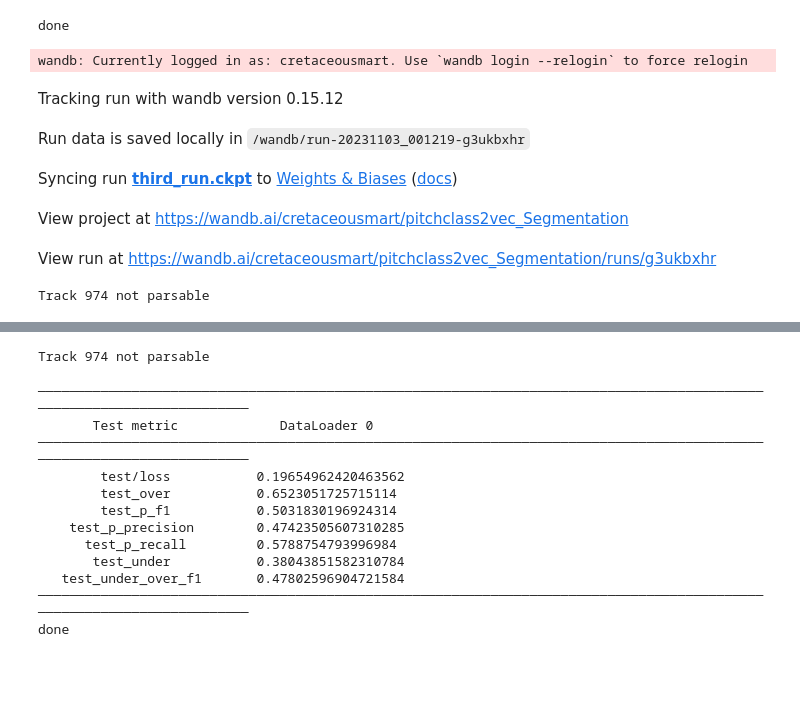
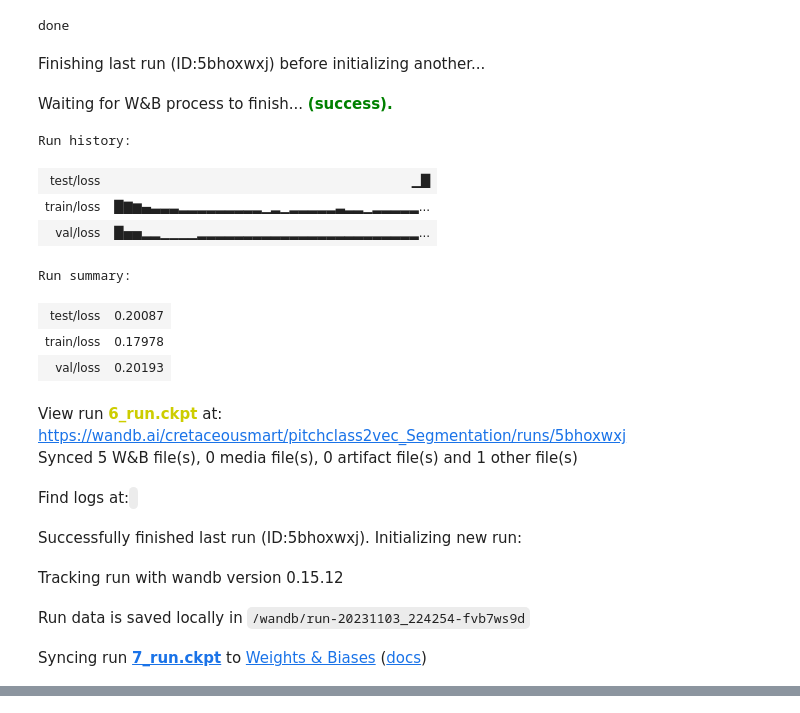
Before and after one commit to cretaceousmart/DBMS, a Jupyter notebook: segmentation.ipynb, the cells around one changed output, grey strips where cells are left out. Drawn from its saved outputs; the diff is of its cells as text; code cells hidden in the pictures; blank space fills up the shorter version.

```diff
--- a/segmentation.ipynb
+++ b/segmentation.ipynb
@@ -110,23 +112,23 @@ logging.disable(logging.CRITICAL)
 segmentation_train_args = {
     "test_mode" : False, # If test_mode = true, then we use 3 track for test
     "disable_wandb" : False,
-    "num_labels" : 11,
+    "num_labels" : 11, # There're 11 differnet types of section label in the Billboard dataset
     "embedding_dim" : None,  # Default as None，will use p2v.vector_size
     "hidden_size" : 100,
     "num_layers" : 5,
-    "dropout" : 0.5,
+    "dropout" : 0.2,
     "learning_rate" : 0.001,
     "batch_size": 128,
-    "max_epochs": 150,
+    "max_epochs": 80, #TODO: Epoch = 30 is enough
     "factor": 0.1,
     "patience": 5,
 
-    "wandb_run_name" : "third_run.ckpt"
+    "wandb_run_name" : "7_run.ckpt"
 }
 
 
 out = "/app/segmentation_out"
-file_name = "second_segmentation_model"
+file_name = f"{segmentation_train_args.get('wandb_run_name')}"
 
 for exp in tqdm(EXP):
     p2v = load_pitchclass2vec_model(*exp)
@@ -172,39 +174,49 @@ for exp in tqdm(EXP):
         )
         wandb.watch(lstm_model)
 
-    file_name = f"{segmentation_train_args.get('wandb_run_name')}"
+
     callbacks = [
         pl.callbacks.ModelCheckpoint(save_top_k=1,
                                     monitor="train/loss",
                                     mode="min",
                                     dirpath=out,
                                     filename=file_name,
                                     every_n_epochs=1)
     ]
 
     trainer = pl.Trainer(max_epochs=segmentation_train_args.get("max_epochs"),
                          accelerator="auto",
                          devices=1,
                          enable_progress_bar=True,
                          callbacks=callbacks)
 
     trainer.fit(lstm_model, data)
 
     # wandb.save(str(Path(segmentation_train_args.get("segmentation_out")) / f"{segmentation_train_args.get('wandb_run_name')}.ckpt"))
     wandb.save(str(Path(out) / f"{file_name}.ckpt"))
 
     test_metrics = trainer.test(lstm_model, data)
     # Use pd.concat instead of pd.append
     new_row_df = pd.DataFrame([{
         "encoding": exp[0], "model": exp[1], "path": exp[2], **test_metrics[0]
     }])
     experiments_df = pd.concat([experiments_df, new_row_df], ignore_index=True)
     print("done")
 # %% [output]
-wandb: Currently logged in as: cretaceousmart. Use `wandb login --relogin` to force relogin
-Tracking run with wandb version 0.15.12
+Finishing last run (ID:5bhoxwxj) before initializing another...
-Run data is saved locally in /wandb/run-20231103_001219-g3ukbxhr
+Waiting for W&B process to finish... (success).
+Run history:
+| test/loss | ▁█ |
+| train/loss | █▇▆▄▃▃▃▂▂▂▂▂▂▂▂▂▁▂▁▂▂▂▂▂▃▂▂▁▂▂▂▂▂... |
+| val/loss | █▅▅▂▂▁▁▁▁▂▂▂▂▂▂▂▂▂▂▂▂▂▂▂▂▂▂▂▂▂▂▂▂... |
+Run summary:
+| test/loss | 0.20087 |
+| train/loss | 0.17978 |
+| val/loss | 0.20193 |
-Syncing run third_run.ckpt to Weights & Biases (docs)
+View run 6_run.ckpt at: https://wandb.ai/cretaceousmart/pitchclass2vec_Segmentation/runs/5bhoxwxj
+Synced 5 W&B file(s), 0 media file(s), 0 artifact file(s) and 1 other file(s)
-View project at https://wandb.ai/cretaceousmart/pitchclass2vec_Segmentation
+Find logs at:
-View run at https://wandb.ai/cretaceousmart/pitchclass2vec_Segmentation/runs/g3ukbxhr
+Successfully finished last run (ID:5bhoxwxj). Initializing new run:
-Track 974 not parsable
+Tracking run with wandb version 0.15.12
+Run data is saved locally in /wandb/run-20231103_224254-fvb7ws9d
+Syncing run 7_run.ckpt to Weights & Biases (docs)
@@ -212,16 +224,3 @@ wandb: WARNING Saving files without folders. If you want to preserve sub directo
-Track 974 not parsable
-────────────────────────────────────────────────────────────────────────────────────────────────────────────────────────
-       Test metric             DataLoader 0
-────────────────────────────────────────────────────────────────────────────────────────────────────────────────────────
-        test/loss           0.19654962420463562
-        test_over           0.6523051725715114
-        test_p_f1           0.5031830196924314
-    test_p_precision        0.47423505607310285
-      test_p_recall         0.5788754793996984
-       test_under           0.38043851582310784
-   test_under_over_f1       0.47802596904721584
-────────────────────────────────────────────────────────────────────────────────────────────────────────────────────────
-done
 # %%
 experiments_df
 # %% [output]
```
Also changed, not shown: parts of 5 cells of this notebook, 4 other files.
